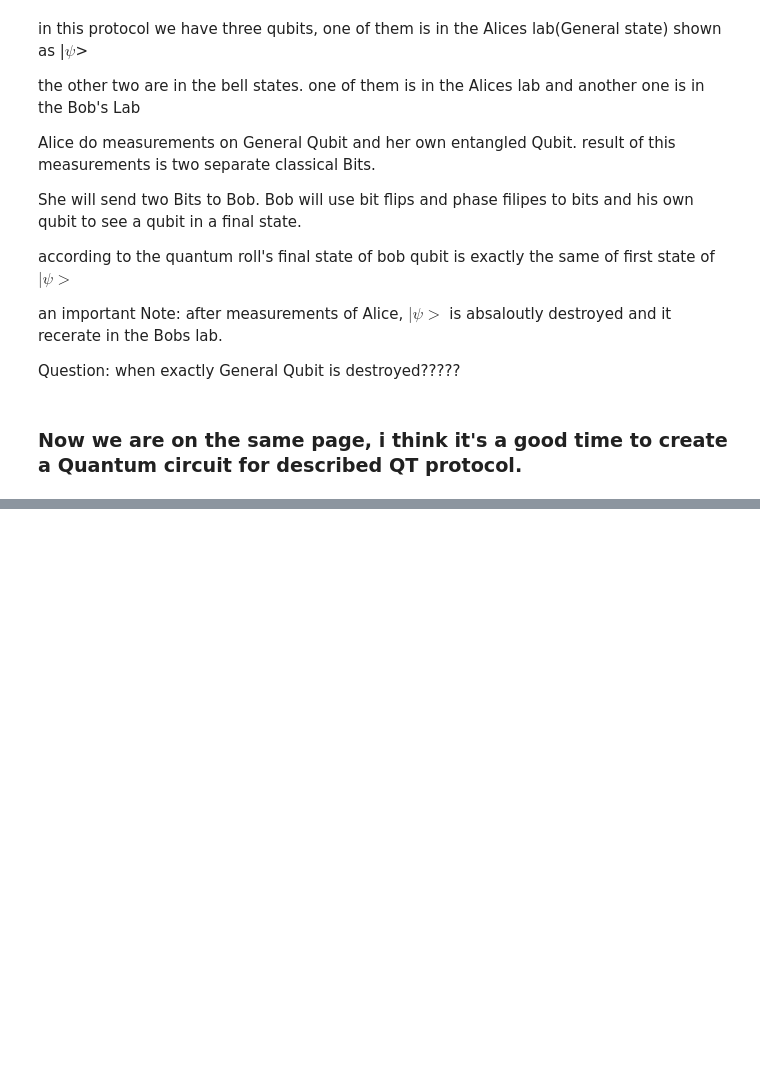
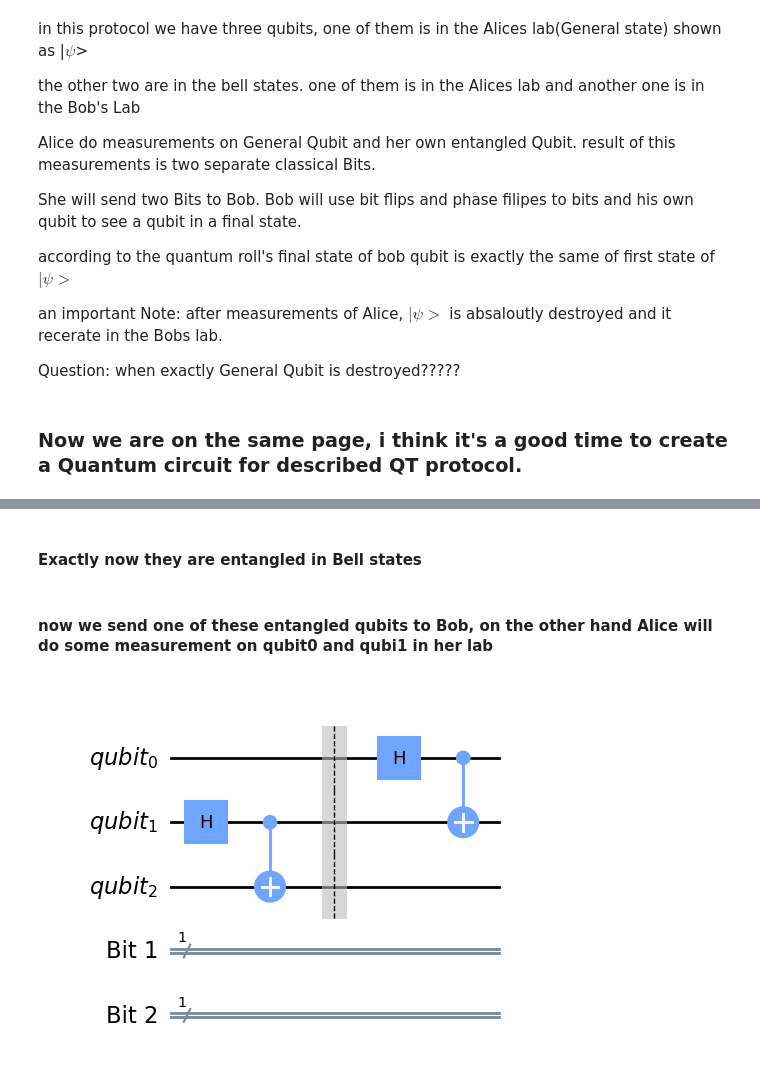
Before and after one commit to saeedshiranii/Quantum_Computing, a Jupyter notebook: Quantum Teleport/Teleport_sending bit.ipynb, the cells around one changed output, grey strips where cells are left out. Cells and saved outputs as stored; diff of their text form; code cells hidden in the pictures; blank space fills up the shorter version.

```diff
--- a/Quantum Teleport/Teleport_sending bit.ipynb
+++ b/Quantum Teleport/Teleport_sending bit.ipynb
@@ -27,0 +53,16 @@ from qiskit import QuantumCircuit, ClassicalRegister, QuantumCircuit
+# %% [markdown]
+#### Exactly now they are entangled in Bell states
+# %% [markdown]
+#### now we send one of these entangled qubits to Bob, on the other hand Alice will do some measurement on qubit0 and qubi1 in her lab
+####
+# %%
+# first of all lets separate entangle part from alice's lab
+main_circuit.barrier()
+
+# first alice should entangle her two qubits (|sci> and |qubit1>). similar to cell in abow:
+
+main_circuit.h(0) # Applying hadamard on Qubit0(or we could say |sci>)
+main_circuit.cx(0, 1) # Applying CNOT gate on Qubit0(as controled) and Qubit1 (as Not)
+main_circuit.draw("mpl")
+# %% [output]
+[figure, added]
```
Also changed, not shown: parts of 14 cells of this notebook.
